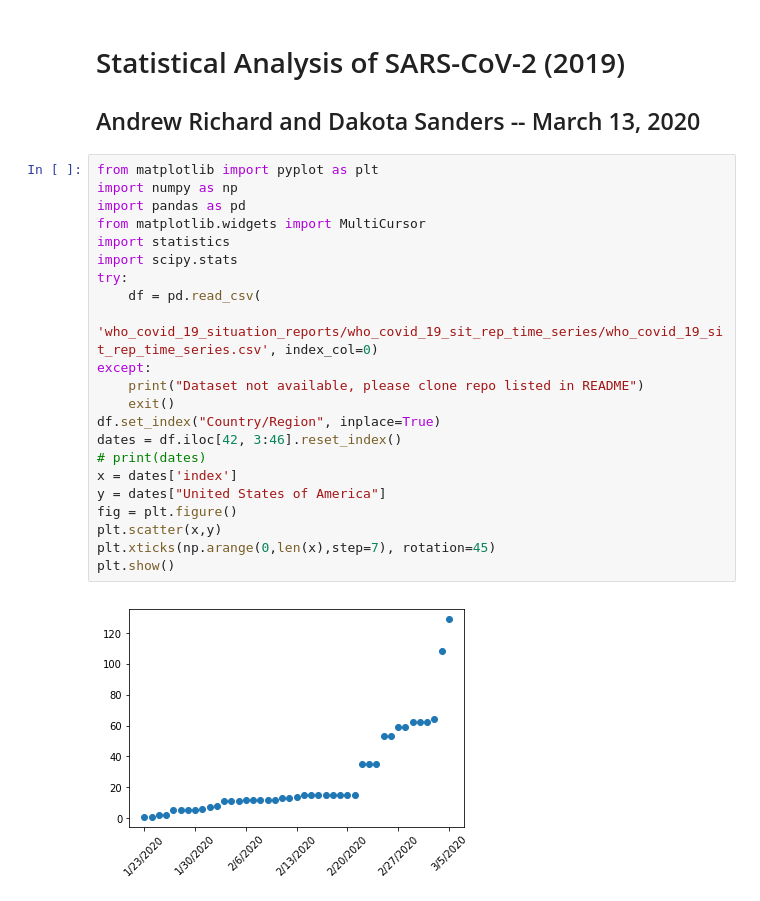
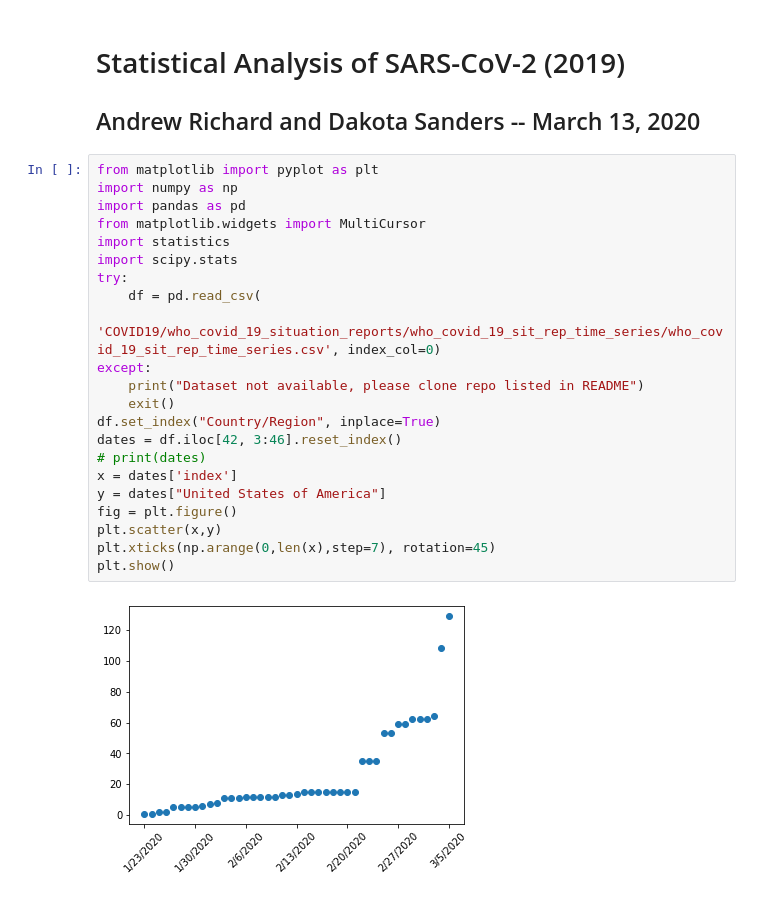
Before and after one commit to DrewRichard7/COVID19, a Jupyter notebook: sarscov2.ipynb, the cells around one changed output. Drawn from its saved outputs; the diff is of its cells as text.

```diff
--- a/sarscov2.ipynb
+++ b/sarscov2.ipynb
@@ -4,24 +4,24 @@
 # %%
 from matplotlib import pyplot as plt
 import numpy as np
 import pandas as pd
 from matplotlib.widgets import MultiCursor
 import statistics
 import scipy.stats
 try:
     df = pd.read_csv(
-        'who_covid_19_situation_reports/who_covid_19_sit_rep_time_series/who_covid_19_sit_rep_time_series.csv', index_col=0)
+        'COVID19/who_covid_19_situation_reports/who_covid_19_sit_rep_time_series/who_covid_19_sit_rep_time_series.csv', index_col=0)
 except:
     print("Dataset not available, please clone repo listed in README")
     exit()
 df.set_index("Country/Region", inplace=True)
 dates = df.iloc[42, 3:46].reset_index()
 # print(dates)
 x = dates['index']
 y = dates["United States of America"]
 fig = plt.figure()
 plt.scatter(x,y)
 plt.xticks(np.arange(0,len(x),step=7), rotation=45)
 plt.show()
 # %% [output]
-[figure, old version]
+[figure, new version]
```
